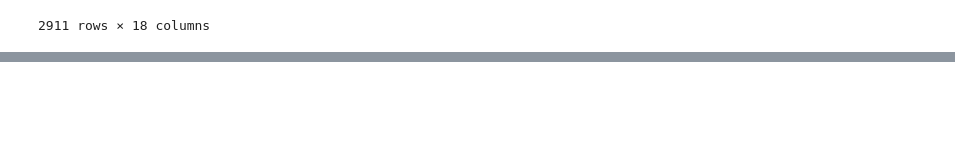
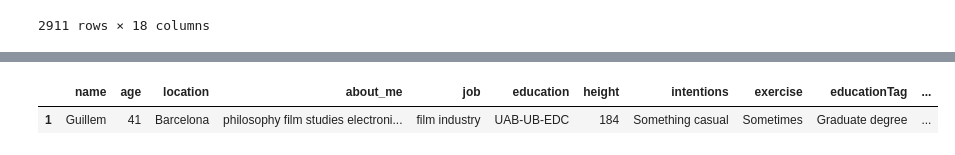
Before and after one commit to rorichavez/final_project, a Jupyter notebook: notebook/cleaning.ipynb, the cells around one changed output, grey strips where cells are left out. Cells and saved outputs as stored; diff of their text form; code cells hidden in the pictures; blank space fills up the shorter version.

```diff
--- a/notebook/cleaning.ipynb
+++ b/notebook/cleaning.ipynb
@@ -381,0 +382,35 @@ df_ok.to_csv('bumble_ok.csv', index=False)
+# %%
+# Valores seleccionados
+gen = input("Choose a Gender: ")
+ubi = input("Select Location: ")
+age = int(input("Select Range Age: "))
+job = input("Select Job: ")
+edu = input("Select Education: ")
+inten = input("Select Intention: ")
+chil = input("Select Children preference: ")
+exer = input("Select Exercise preferences: ")
+drink = input("Select Drinking preferences: ")
+smoke = input("Select Smoking preferences: ")
+poli = input("Select Political Idiology: ")
+reli = input("Select Religion: ")
+zodiac = input("Select Zodiac Sign: ")
+
+# Filtrar el DataFrame
+filtered_df = df[
+    ((df["gender"] == gen) | (df["gender"].isna())) &
+    ((df["location"] == ubi) | (df["location"].isna())) &
+    ((df["age"] == age) | (df["age"].isna())) &
+    ((df["job"] == job) | (df["job"].isna())) &
+    ((df["educationTag"] == edu) | (df["educationTag"].isna())) &
+    ((df["intentions"] == inten) | (df["intentions"].isna())) &
+    ((df["childrens"] == chil) | (df["childrens"].isna())) &
+    ((df["exercise"] == exer) | (df["exercise"].isna())) &
+    ((df["drinking"] == drink) | (df["drinking"].isna())) &
+    ((df["smoking"] == smoke) | (df["smoking"].isna())) &
+    ((df["politics"] == poli) | (df["politics"].isna())) &
+    ((df["religion"] == reli) | (df["religion"].isna())) &
+    ((df["zodiacSign"] == zodiac) | (df["zodiacSign"].isna()))
+]
+
+# Mostrar el resultado
+print('Filtered DataFrame:', filtered_df)
@@ -381,0 +435,5 @@ df_ok.to_csv('bumble_ok.csv', index=False)
+# %%
+filtered_df
+# %% [output]
+|  | name | age | location | about_me | job | education | height | intentions | exercise | educationTag | ... |
+| 1 | Guillem | 41 | Barcelona | philosophy film studies electroni... | film industry | UAB-UB-EDC | 184 | Something casual | Sometimes | Graduate degree | ... |
```
Also changed, not shown: parts of 3 cells of this notebook, 31 other files.
